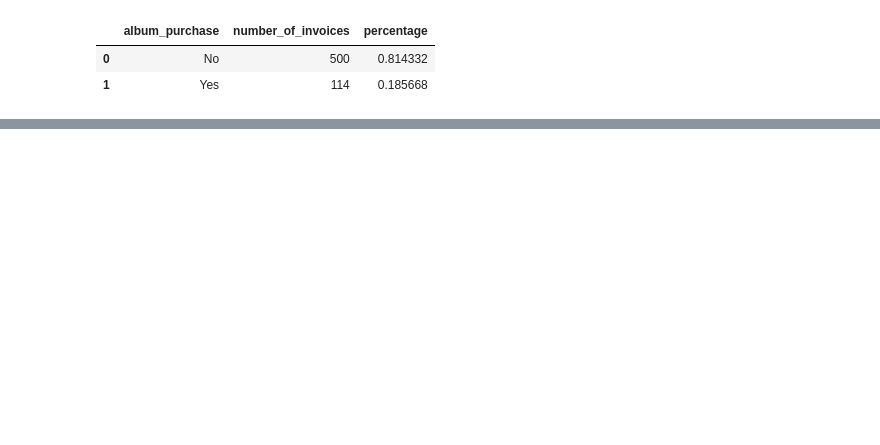
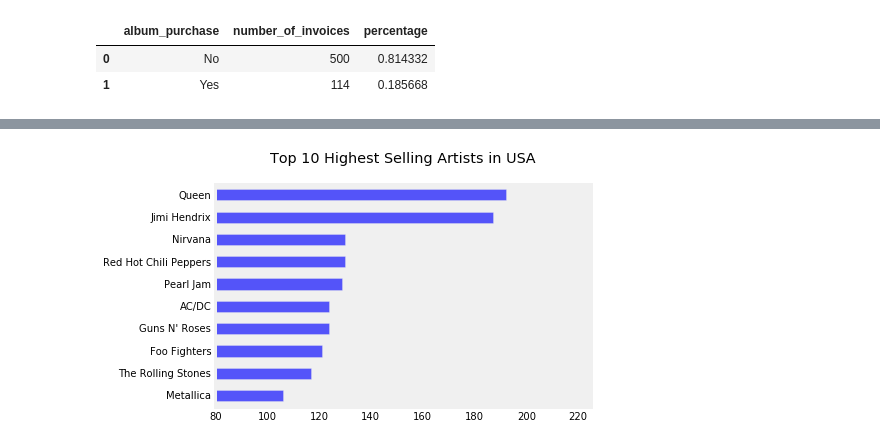
Before and after one commit to rajatbarve/Answering-business-questions-using-SQL, a Jupyter notebook: SQL queries with Python.ipynb, the cells around one changed output, grey strips where cells are left out. Cells and saved outputs as stored; diff of their text form; code cells hidden in the pictures; blank space fills up the shorter version.

```diff
--- a/SQL queries with Python.ipynb
+++ b/SQL queries with Python.ipynb
@@ -273,0 +396,24 @@ run_query(q)
+# %%
+q='''
+with popular_artists as
+(
+    select
+        ar.name,
+        il.track_id,
+        il.invoice_line_id,
+        il.invoice_id
+    from invoice_line il
+    inner join track t on t.track_id=il.track_id
+    inner join album a on a.album_id=t.album_id
+    inner join artist ar on ar.artist_id=a.artist_id
+)
+select
+    name as Artist,
+    count(*) as Number_of_purchases
+from popular_artists
+group by 1
+order by Number_of_purchases
+desc limit 10
+'''
+pop_artist=run_query(q)
+pop_artist
@@ -273,0 +432,9 @@ run_query(q)
+# %%
+ax=pop_artist["Number_of_purchases"].sort_values(ascending=True).plot.barh(
+
+    xlim=(80, 225),grid=False,
+    color='blue',alpha=0.65);
+ax.set_yticklabels(pop_artist["Artist"].sort_index(ascending=False));
+ax.set_title(label="Top 10 Highest Selling Artists in USA\n");
+# %% [output]
+[figure, added]
```
Also changed, not shown: parts of 9 cells of this notebook.
